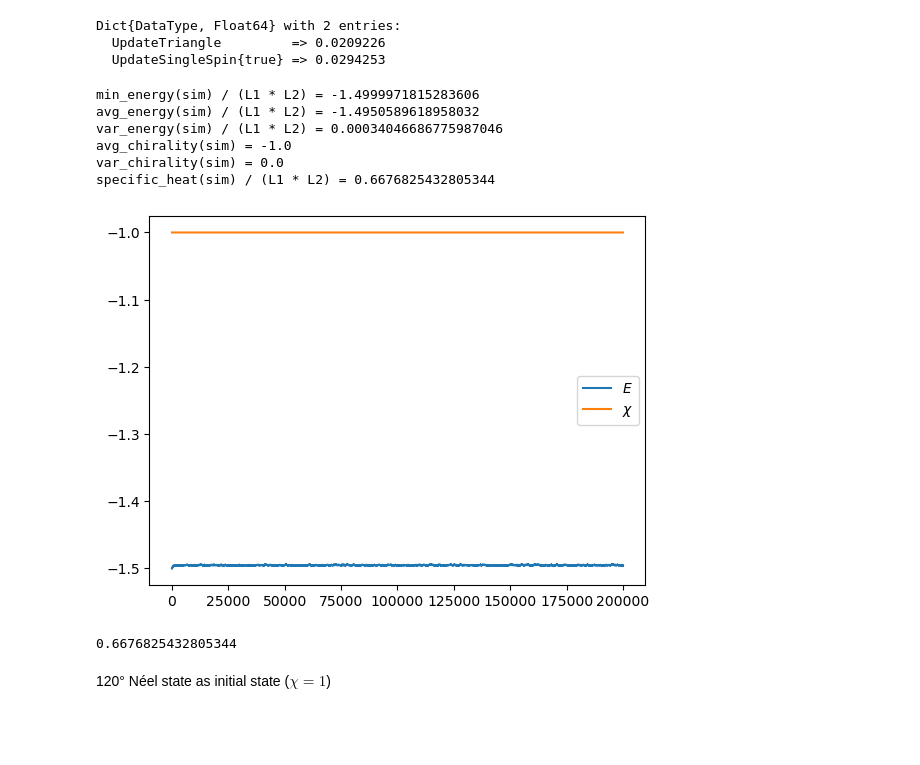
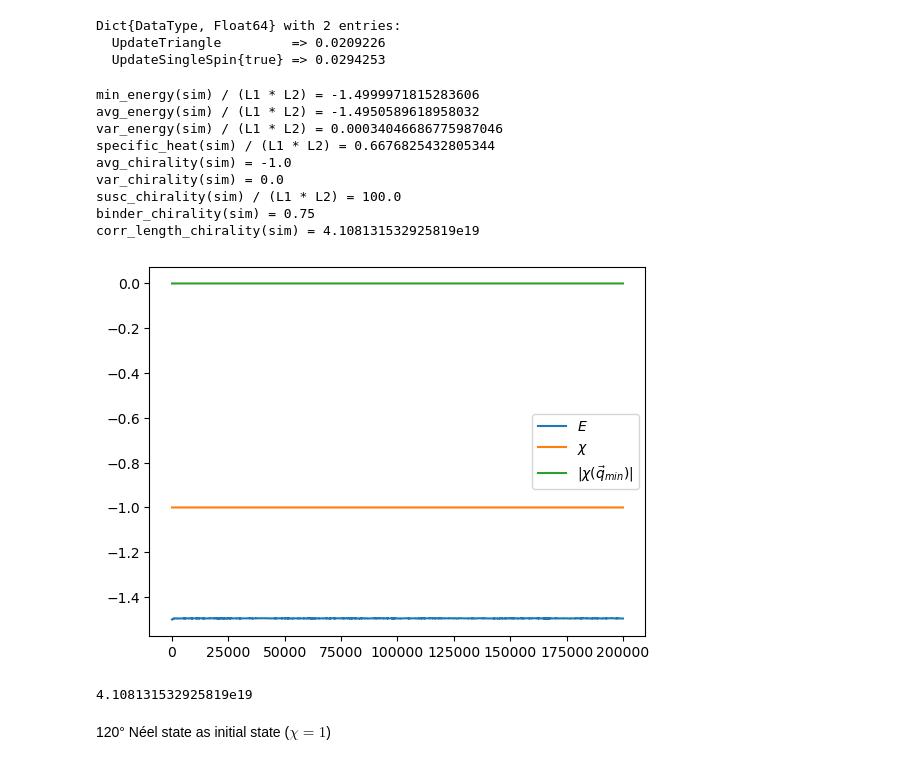
Before and after one commit to krivenko/MX2RKKY.jl, a Jupyter notebook: notebooks/Heisenberg.ipynb, the cells around one changed output. Cells and saved outputs as stored; diff of their text form; code cells hidden in the pictures; blank space fills up the shorter version.

```diff
--- a/notebooks/Heisenberg.ipynb
+++ b/notebooks/Heisenberg.ipynb
@@ -56,23 +67,30 @@ Dict{DataType, Float64} with 2 entries:
 # %%
 plt.plot(sim.measurements.energy ./ (L1 * L2), label=raw"$E$")
 plt.plot(sim.measurements.chirality, label=raw"$\chi$")
+plt.plot(abs.(sim.measurements.chirality_at_q_min), label=raw"$|\chi(\vec{q}_{min})|$")
 plt.legend()
 
 @show min_energy(sim) / (L1 * L2)
 @show avg_energy(sim) / (L1 * L2)
 @show var_energy(sim) / (L1 * L2)
+@show specific_heat(sim) / (L1 * L2)
 @show avg_chirality(sim)
 @show var_chirality(sim)
-@show specific_heat(sim) / (L1 * L2)
+@show susc_chirality(sim) / (L1 * L2)
+@show binder_chirality(sim)
+@show corr_length_chirality(sim)
 # %% [output]
 min_energy(sim) / (L1 * L2) = -1.4999971815283606
 avg_energy(sim) / (L1 * L2) = -1.4950589618958032
 var_energy(sim) / (L1 * L2) = 0.00034046686775987046
+specific_heat(sim) / (L1 * L2) = 0.6676825432805344
 avg_chirality(sim) = -1.0
 var_chirality(sim) = 0.0
-specific_heat(sim) / (L1 * L2) = 0.6676825432805344
+susc_chirality(sim) / (L1 * L2) = 100.0
+binder_chirality(sim) = 0.75
+corr_length_chirality(sim) = 4.108131532925819e19
-[figure, old version]
+[figure, new version]
-0.6676825432805344
+4.108131532925819e19
 # %% [markdown]
 120° Néel state as initial state ($\chi=1$)
 # %%
```
Also changed, not shown: parts of 9 cells of this notebook, 5 other files.
